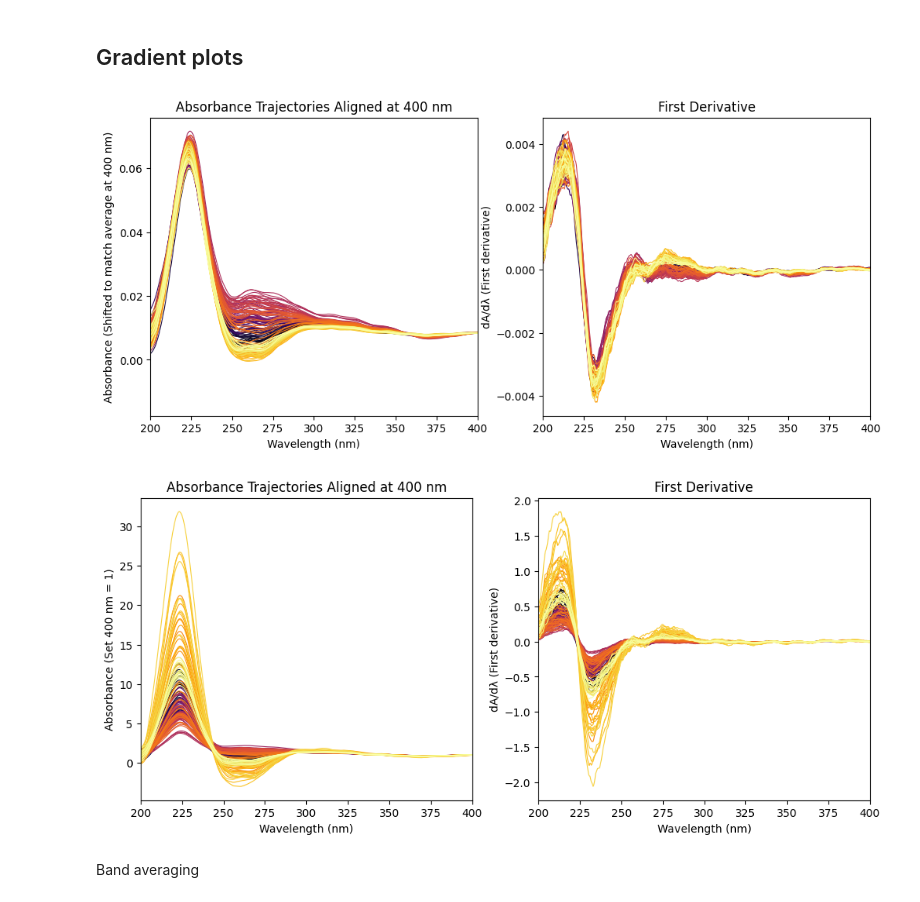
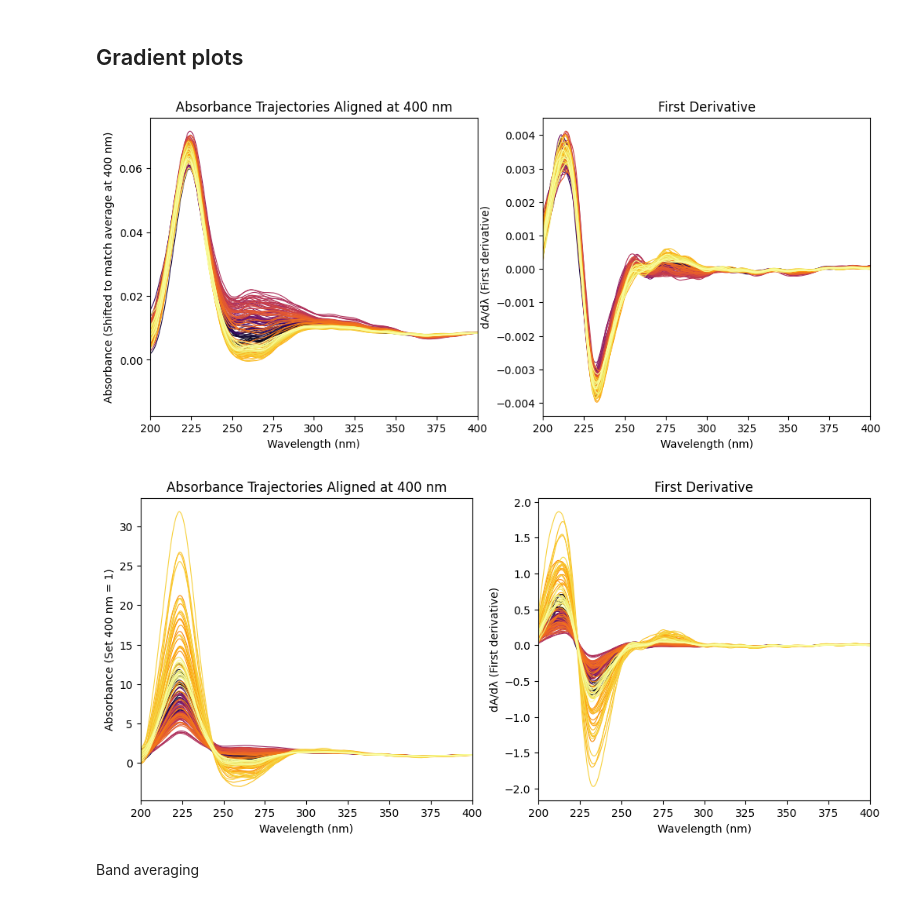
Before and after one commit to vik-ell/P3_Project, a Jupyter notebook: data_processing.ipynb, the cells around one changed output. Cells and saved outputs as stored; diff of their text form; code cells hidden in the pictures.

```diff
--- a/data_processing.ipynb
+++ b/data_processing.ipynb
@@ -591,12 +591,13 @@ for abs_trace, t, abs_400 in zip(abs_traces, times, abs_at_400_list):
 
     # Compute first derivative with respect to wavelength
     d_abs_d_lambda = np.gradient(abs_smooth, x)
+    d_abs_d_lambda_smooth = savgol_filter(d_abs_d_lambda, window_length=window_length, polyorder=3)
 
     # Plot smoothed curve
     ax1.plot(x, abs_smooth, color=cmap(norm(t)), lw=0.8)
 
     # Plot derivative vs wavelength
-    ax2.plot(x, d_abs_d_lambda, color=cmap(norm(t)), lw=0.8)
+    ax2.plot(x, d_abs_d_lambda_smooth, color=cmap(norm(t)), lw=0.8)
 
 # Add colorbar
 sm = ScalarMappable(norm=norm, cmap=cmap)
@@ -654,36 +655,37 @@ for abs_trace, t, abs_400 in zip(abs_traces, times, abs_at_400_list):
 
     # Compute first derivative with respect to wavelength
     d_abs_d_lambda = np.gradient(abs_smooth, x)
+    d_abs_d_lambda_smooth = savgol_filter(d_abs_d_lambda, window_length=window_length, polyorder=3)
 
     # Plot smoothed curve
     ax1.plot(x, abs_smooth, color=cmap(norm(t)), lw=0.8)
 
     # Plot derivative vs wavelength
-    ax2.plot(x, d_abs_d_lambda, color=cmap(norm(t)), lw=0.8)
+    ax2.plot(x, d_abs_d_lambda_smooth, color=cmap(norm(t)), lw=0.8)
 
 # Add colorbar
 sm = ScalarMappable(norm=norm, cmap=cmap)
 cbar = plt.colorbar(sm, ax=ax, label='Elapsed Time (hrs)')
 tick_vals = np.linspace(min(times), max(times), 6)
 tick_labels = [f"{t/3600:.1f}" for t in tick_vals]
 cbar.set_ticks(tick_vals)
 cbar.set_ticklabels(tick_labels)
 
 # Plot settings
 ax1.set_xlim(200.0, 400.0)
 ax1.set_xlabel('Wavelength (nm)')
 ax1.set_ylabel('Absorbance (Set 400 nm = 1)')
 ax1.set_title('Absorbance Trajectories Aligned at 400 nm')
 
 # Plot settings
 ax2.set_xlim(200.0, 400.0)
 ax2.set_xlabel('Wavelength (nm)')
 ax2.set_ylabel('dA/dλ (First derivative)')
 ax2.set_title('First Derivative')
 plt.show()
 # %% [output]
-[figure, old version]
+[figure, new version]
-[figure, old version]
+[figure, new version]
 # %% [markdown]
 Band averaging
 # %%
```
Also changed, not shown: parts of 1 cell of this notebook.
